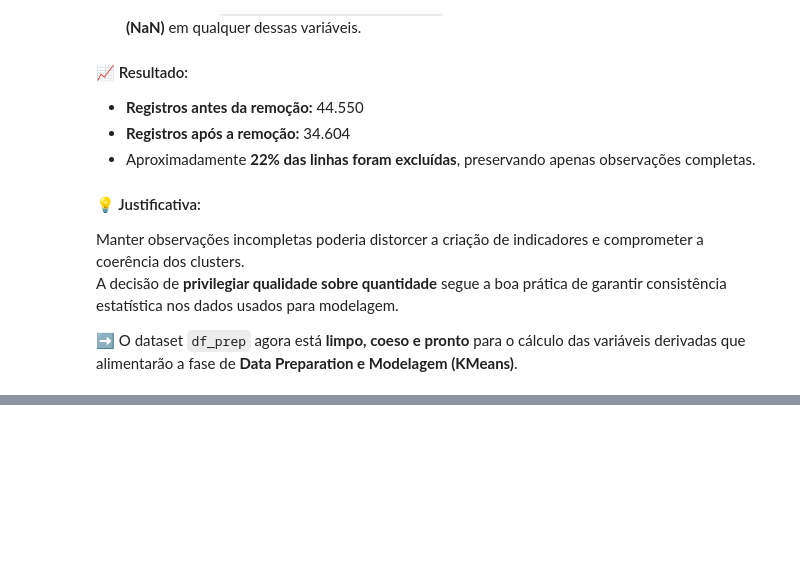
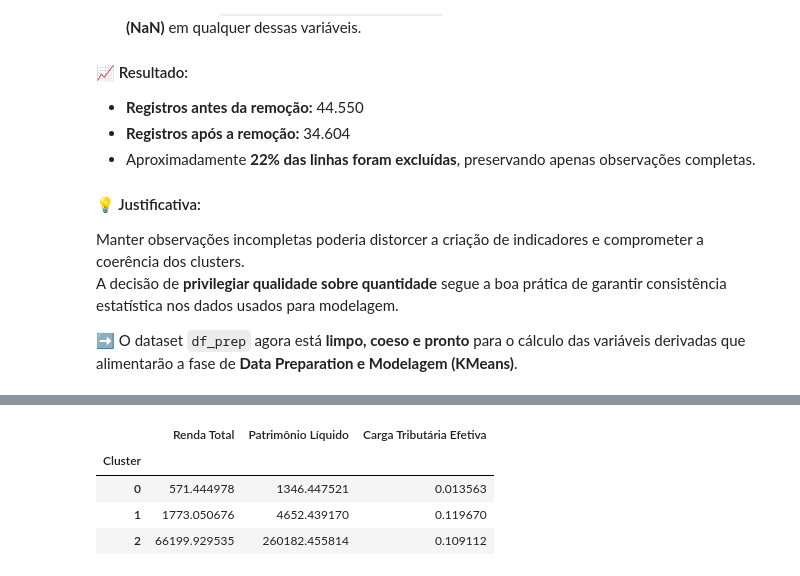
Before and after one commit to PadawanXXVI/kmeans-3d-cluster, a Jupyter notebook: distribuicao-renda.ipynb, the cells around one changed output, grey strips where cells are left out. Saved outputs shown, nothing was run; the diff lists cells and outputs as text; code cells hidden in the pictures; blank space fills up the shorter version.

```diff
--- a/distribuicao-renda.ipynb
+++ b/distribuicao-renda.ipynb
@@ -612,0 +822,3 @@ df_cluster.head()
+# %%
+kmeans = KMeans(n_clusters=3, random_state=42)
+df_cluster["Cluster"] = kmeans.fit_predict(X_scaled)
@@ -612,0 +849,13 @@ df_cluster.head()
+# %%
+# ================================
+# Análise dos clusters formados
+# ================================
+
+# Médias das variáveis por cluster
+df_cluster.groupby("Cluster")[["Renda Total", "Patrimônio Líquido", "Carga Tributária Efetiva"]].mean()
+# %% [output]
+|  | Renda Total | Patrimônio Líquido | Carga Tributária Efetiva |
+| Cluster |  |  |  |
+| 0 | 571.444978 | 1346.447521 | 0.013563 |
+| 1 | 1773.050676 | 4652.439170 | 0.119670 |
+| 2 | 66199.929535 | 260182.455814 | 0.109112 |
```
Also changed, not shown: parts of 19 cells of this notebook, 2 other files.
